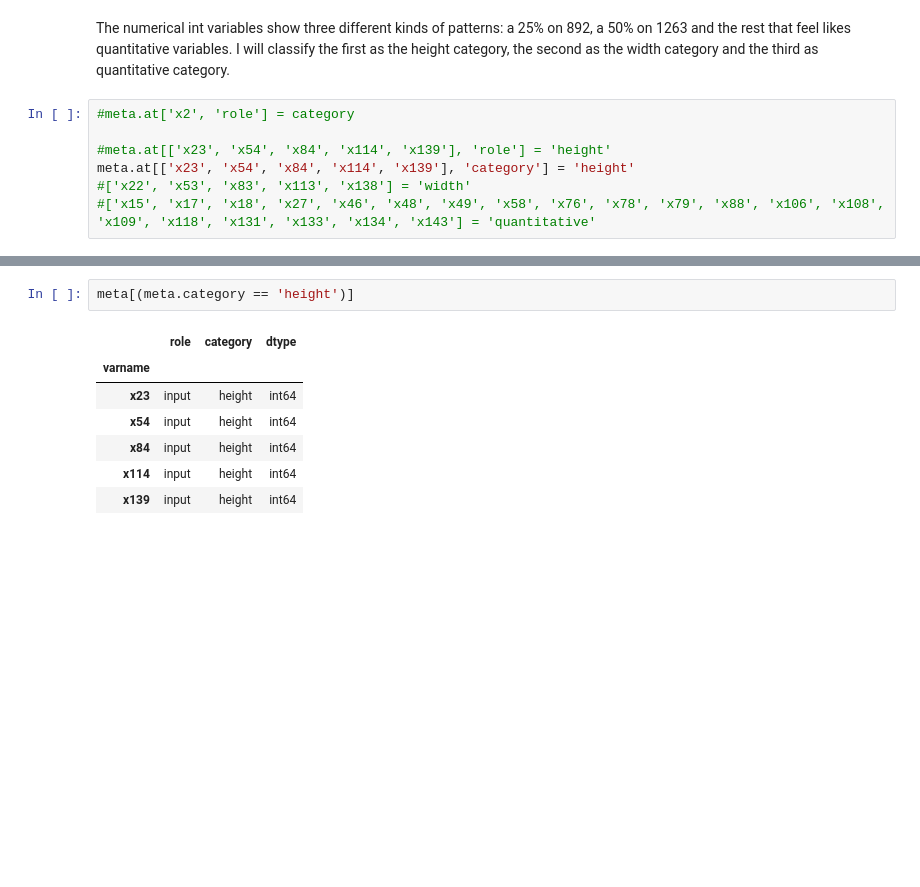
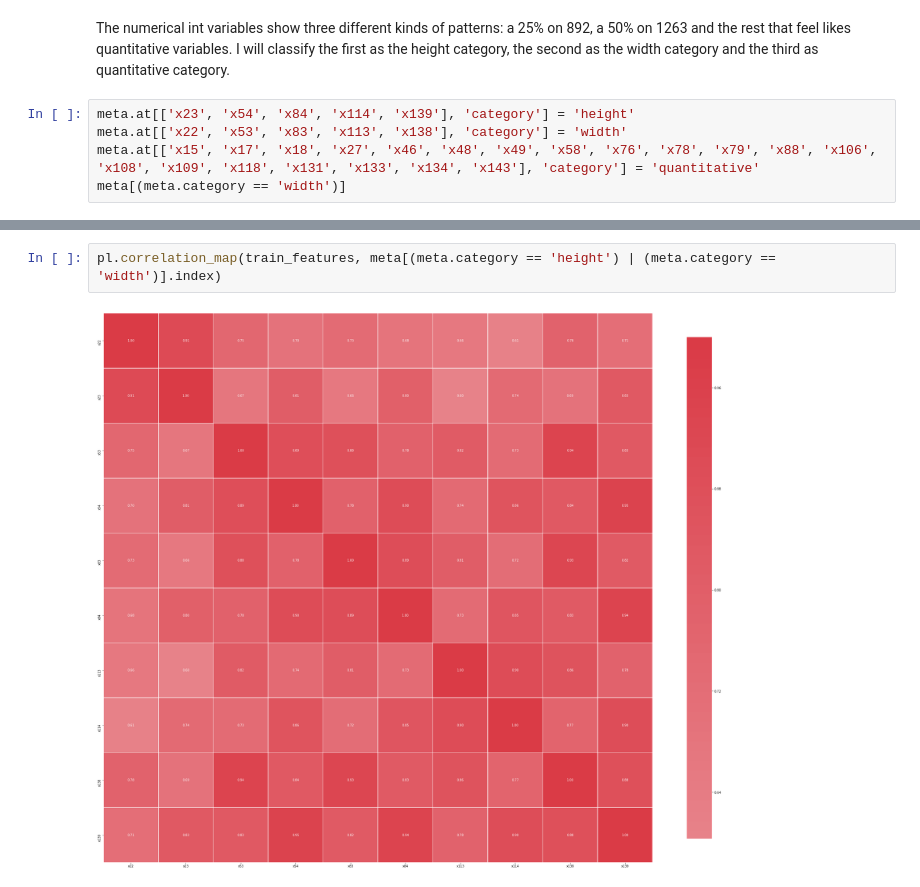
Before and after one commit to felipe-dossantos-dev/mlnd-capstone-tradeshift, a Jupyter notebook: notebooks/capstone-report.ipynb, the cells around one changed output, grey strips where cells are left out. Saved outputs shown, nothing was run; the diff lists cells and outputs as text; blank space fills up the shorter version.

Commit message:
numerical int and float correlation analysis

```diff
--- a/notebooks/capstone-report.ipynb
+++ b/notebooks/capstone-report.ipynb
@@ -558,9 +560,7 @@ Ploting only the 25 largest values
 # %% [markdown]
 The numerical int variables show three different kinds of patterns: a 25% on 892, a 50% on 1263 and the rest that feel likes quantitative variables. I will classify the first as the height category, the second as the width category and the third as quantitative category.
 # %%
-#meta.at['x2', 'role'] = category
-
-#meta.at[['x23', 'x54', 'x84', 'x114', 'x139'], 'role'] = 'height'
 meta.at[['x23', 'x54', 'x84', 'x114', 'x139'], 'category'] = 'height'
-#['x22', 'x53', 'x83', 'x113', 'x138'] = 'width'
-#['x15', 'x17', 'x18', 'x27', 'x46', 'x48', 'x49', 'x58', 'x76', 'x78', 'x79', 'x88', 'x106', 'x108', 'x109', 'x118', 'x131', 'x133', 'x134', 'x143'] = 'quantitative'
+meta.at[['x22', 'x53', 'x83', 'x113', 'x138'], 'category'] = 'width'
+meta.at[['x15', 'x17', 'x18', 'x27', 'x46', 'x48', 'x49', 'x58', 'x76', 'x78', 'x79', 'x88', 'x106', 'x108', 'x109', 'x118', 'x131', 'x133', 'x134', 'x143'], 'category'] = 'quantitative'
+meta[(meta.category == 'width')]
@@ -567,10 +575,4 @@ meta.at[['x23', 'x54', 'x84', 'x114', 'x139'], 'category'] = 'height'
-# %%
-meta[(meta.category == 'height')]
-# %% [output]
-|  | role | category | dtype |
-| varname |  |  |  |
-| x23 | input | height | int64 |
-| x54 | input | height | int64 |
-| x84 | input | height | int64 |
-| x114 | input | height | int64 |
-| x139 | input | height | int64 |
+# %%
+pl.correlation_map(train_features, meta[(meta.category == 'height') | (meta.category == 'width')].index)
+# %% [output]
+[figure, added]
```
Also changed, not shown: parts of 12 cells of this notebook, 1 other file.
